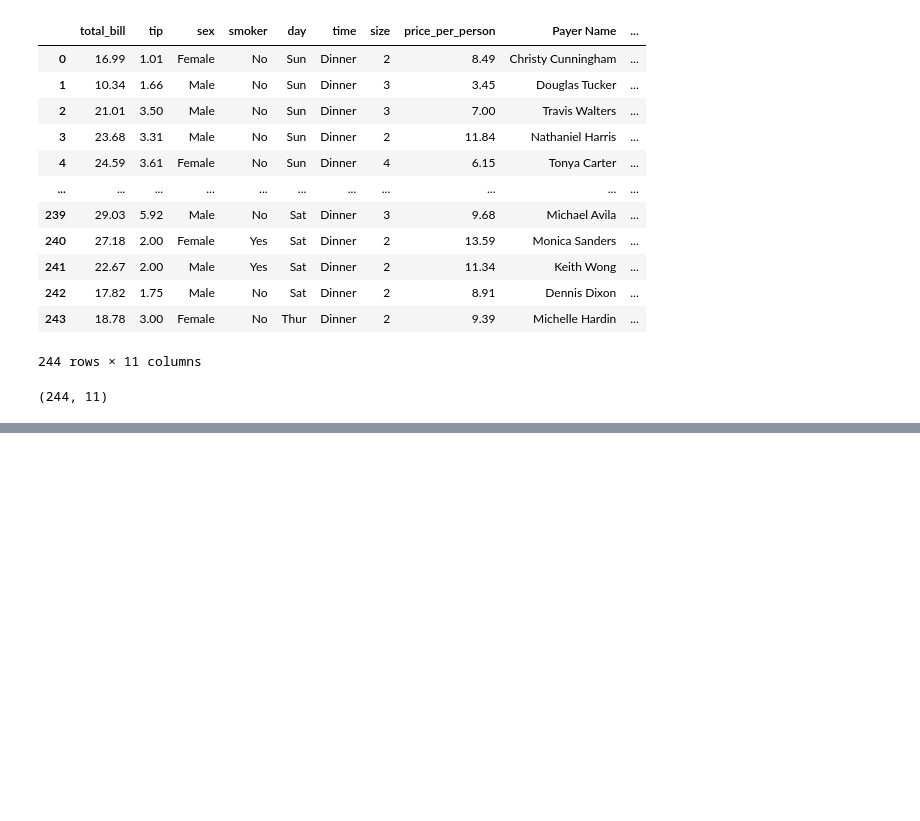
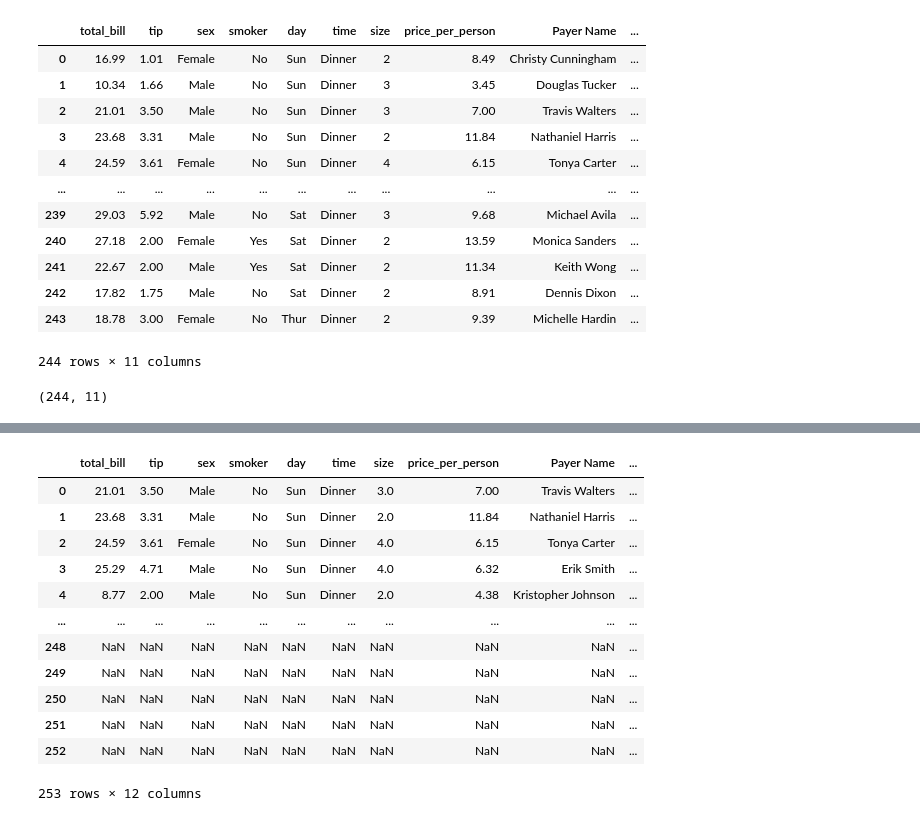
Before and after one commit to giftos1/Data-Science-and-Machine-Learning, a Jupyter notebook: my_notes/my_dataframes_notes.ipynb, the cells around one changed output, grey strips where cells are left out. Saved outputs shown, nothing was run; the diff lists cells and outputs as text; code cells hidden in the pictures; blank space fills up the shorter version.

```diff
--- a/my_notes/my_dataframes_notes.ipynb
+++ b/my_notes/my_dataframes_notes.ipynb
@@ -302,0 +405,2 @@ df_2.shape # shows 244 rows and 11 columns. This is why axis 0 is rows and 1 is
+# %%
+df_2 = df_2.drop('Sun2959', axis=0) # permanent removal from the database
@@ -302,0 +419,2 @@ df_2.shape # shows 244 rows and 11 columns. This is why axis 0 is rows and 1 is
+# %%
+one_row = df_2.iloc[0]
@@ -302,0 +436,16 @@ df_2.shape # shows 244 rows and 11 columns. This is why axis 0 is rows and 1 is
+# %%
+pd.concat([df_2, one_row], ignore_index=True)
+# %% [output]
+|  | total_bill | tip | sex | smoker | day | time | size | price_per_person | Payer Name | ... |
+| 0 | 21.01 | 3.50 | Male | No | Sun | Dinner | 3.0 | 7.00 | Travis Walters | ... |
+| 1 | 23.68 | 3.31 | Male | No | Sun | Dinner | 2.0 | 11.84 | Nathaniel Harris | ... |
+| 2 | 24.59 | 3.61 | Female | No | Sun | Dinner | 4.0 | 6.15 | Tonya Carter | ... |
+| 3 | 25.29 | 4.71 | Male | No | Sun | Dinner | 4.0 | 6.32 | Erik Smith | ... |
+| 4 | 8.77 | 2.00 | Male | No | Sun | Dinner | 2.0 | 4.38 | Kristopher Johnson | ... |
+| ... | ... | ... | ... | ... | ... | ... | ... | ... | ... | ... |
+| 248 | NaN | NaN | NaN | NaN | NaN | NaN | NaN | NaN | NaN | ... |
+| 249 | NaN | NaN | NaN | NaN | NaN | NaN | NaN | NaN | NaN | ... |
+| 250 | NaN | NaN | NaN | NaN | NaN | NaN | NaN | NaN | NaN | ... |
+| 251 | NaN | NaN | NaN | NaN | NaN | NaN | NaN | NaN | NaN | ... |
+| 252 | NaN | NaN | NaN | NaN | NaN | NaN | NaN | NaN | NaN | ... |
+253 rows × 12 columns
```
Also changed, not shown: parts of 19 cells of this notebook.
